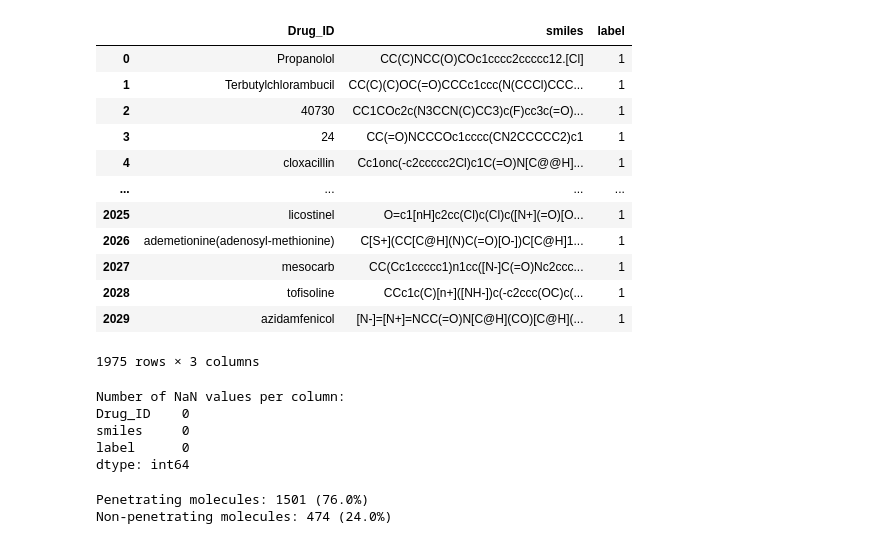
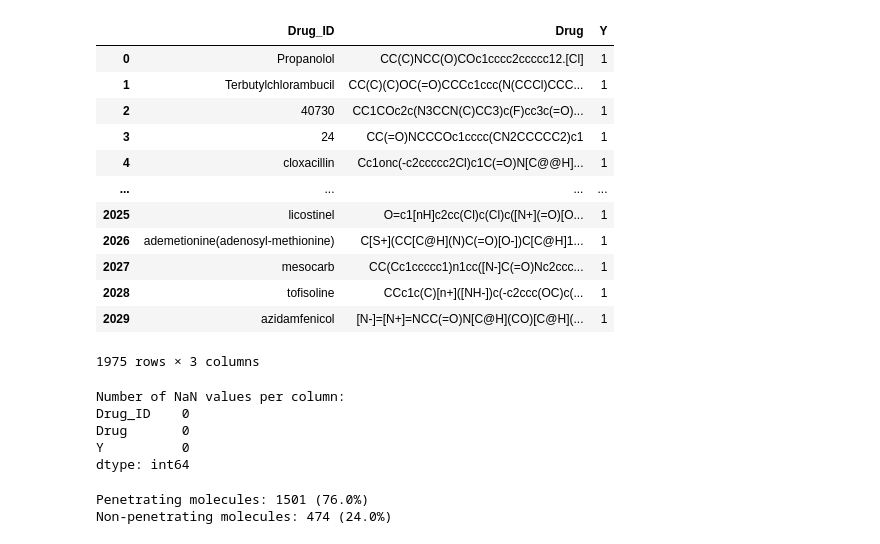
Before and after one commit to MiroRavaProj/Final_Project_ACS_grasso, a Jupyter notebook: Final_Project.ipynb, the cells around one changed output. Cells and saved outputs as stored; diff of their text form; code cells hidden in the pictures.

Commit message:
Refactor dataset column names for consistency: changed 'smiles' to 'Drug' and 'label' to 'Y' across all CSV files. Updated notebook to reflect these changes and improved clarity in markdown cells.

```diff
--- a/Final_Project.ipynb
+++ b/Final_Project.ipynb
@@ -57,26 +49,42 @@ df_starter
 | 2029 | azidamfenicol | [N-]=[N+]=NCC(=O)N[C@H](CO)[C@H](... | 1 |
 2030 rows × 3 columns
 # %%
-#Clean the database, check for redundancy and remove duplicates
-# drop missing values
-df_starter = df_starter.dropna(subset=['smiles'])
+def clean_and_deduplicate_smiles(df, smiles_col='Drug'):
+    """
+    Clean the database by removing missing values, converting SMILES to canonical form,
+    and removing duplicates based on canonical SMILES.
 
-# Define a function to safely convert SMILES to canonical form
-def get_canonical_smiles(smiles):
-	mol = Chem.MolFromSmiles(smiles)
-	if mol is not None:
-		return Chem.MolToSmiles(mol, canonical=True)
-	else:
-		return None
+    Parameters:
+        df (pd.DataFrame): Input DataFrame containing a column with SMILES strings.
+        smiles_col (str): Name of the column containing SMILES strings.
 
-# Convert SMILES to canonical form and remove duplicates
-df_starter['Canonical_SMILES'] = df_starter['smiles'].apply(get_canonical_smiles)
-cleaned = df_starter.dropna(subset=['Canonical_SMILES']).drop_duplicates(subset='Canonical_SMILES').drop(columns='Canonical_SMILES')
+    Returns:
+        pd.DataFrame: Cleaned DataFrame with duplicates removed.
+    """
+    # Drop missing values in the SMILES column
+    df_clean = df.dropna(subset=[smiles_col]).copy()
+
+    # Define a function to safely convert SMILES to canonical form
+    def get_canonical_smiles(smiles):
+        mol = Chem.MolFromSmiles(smiles)
+        if mol is not None:
+            return Chem.MolToSmiles(mol, canonical=True)
+        else:
+            return None
+
+    # Convert SMILES to canonical form
+    df_clean['Canonical_SMILES'] = df_clean[smiles_col].apply(get_canonical_smiles)
+    # Remove rows with invalid SMILES and duplicates
+    cleaned = df_clean.dropna(subset=['Canonical_SMILES']).drop_duplicates(subset='Canonical_SMILES').drop(columns='Canonical_SMILES')
+    return cleaned
+
+# Example usage:
+# cleaned = clean_and_deduplicate_smiles(df_starter)
 # %%
-df=cleaned.copy()
+df=clean_and_deduplicate_smiles(df_starter)
 df
 # %% [output]
-|  | Drug_ID | smiles | label |
+|  | Drug_ID | Drug | Y |
 | 0 | Propanolol | CC(C)NCC(O)COc1cccc2ccccc12.[Cl] | 1 |
 | 1 | Terbutylchlorambucil | CC(C)(C)OC(=O)CCCc1ccc(N(CCCl)CCC... | 1 |
 | 2 | 40730 | CC1COc2c(N3CCN(C)CC3)c(F)cc3c(=O)... | 1 |
@@ -96,8 +104,8 @@ print(nan_values.sum())
 # %% [output]
 Number of NaN values per column:
 Drug_ID    0
-smiles     0
-label      0
+Drug       0
+Y          0
 dtype: int64
 # %%
 import plotly.express as px
```
Also changed, not shown: parts of 57 cells of this notebook, 4 other files.
